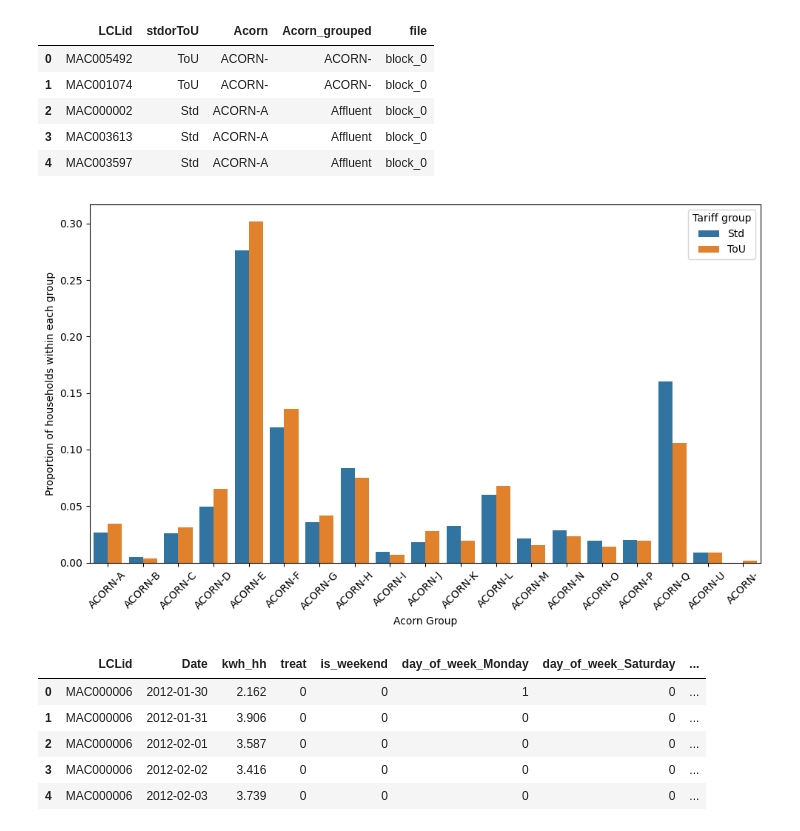
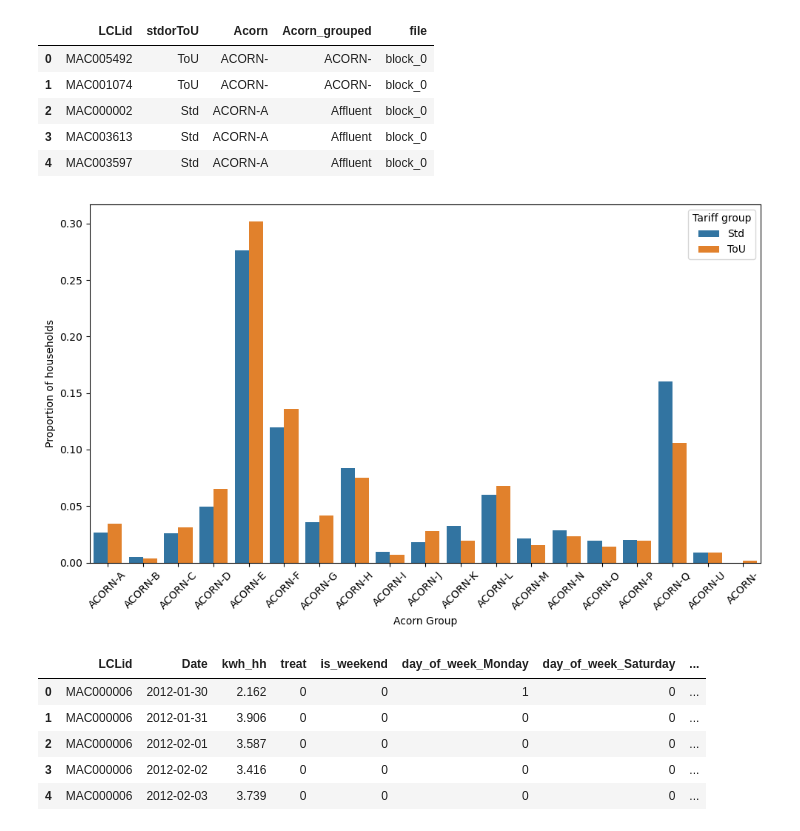
Before and after one commit to AlvaroCorrales/smart-meters-london, a Jupyter notebook: EDA and FE.ipynb, the cells around one changed output. Cells and saved outputs as stored; diff of their text form; code cells hidden in the pictures.

```diff
--- a/EDA and FE.ipynb
+++ b/EDA and FE.ipynb
@@ -660,32 +660,39 @@ df_acorn.head()
 # %%
 # Step 1: Calculate the counts of LCLid for each stdorToU and Acorn_grouped
 df_counts = df_acorn.groupby(['stdorToU', 'Acorn'])['LCLid'].count().reset_index()
 
 # Step 2: Calculate the proportion within each stdorToU group
 df_counts['proportion'] = df_counts.groupby('stdorToU')['LCLid'].transform(lambda x: x / x.sum())
 
 
 # Set the figure size
 plt.figure(figsize=(10, 6))
 
+palette = {
+    'Std': 'tab:blue',
+    'ToU': 'tab:orange',
+}
+
+
 # Step 3: Create the bar plot using seaborn to show proportions
-bar_plot = sns.barplot(data=df_counts, x='Acorn', y='proportion', hue='stdorToU')
+bar_plot = sns.barplot(data=df_counts, x='Acorn', y='proportion', hue='stdorToU', palette=palette)
 
 # Change the legend title
 bar_plot.get_legend().set_title("Tariff group")
 
 # Add titles and labels
 plt.xlabel('Acorn Group')
-plt.ylabel('Proportion of households within each group')
+plt.ylabel('Proportion of households')
 
 # Rotate x-axis labels for readability
 plt.xticks(rotation=45)
 
 # Show the plot
 plt.tight_layout()
+plt.savefig('Images/tariffs_by_acorn_group.png')
 plt.show()
 # %% [output]
-[figure, old version]
+[figure, new version]
 # %%
 # Merge with daily dataset
 df_daily = df_daily.merge(df_acorn[['LCLid', 'Acorn']], on = 'LCLid', how='left')
```
